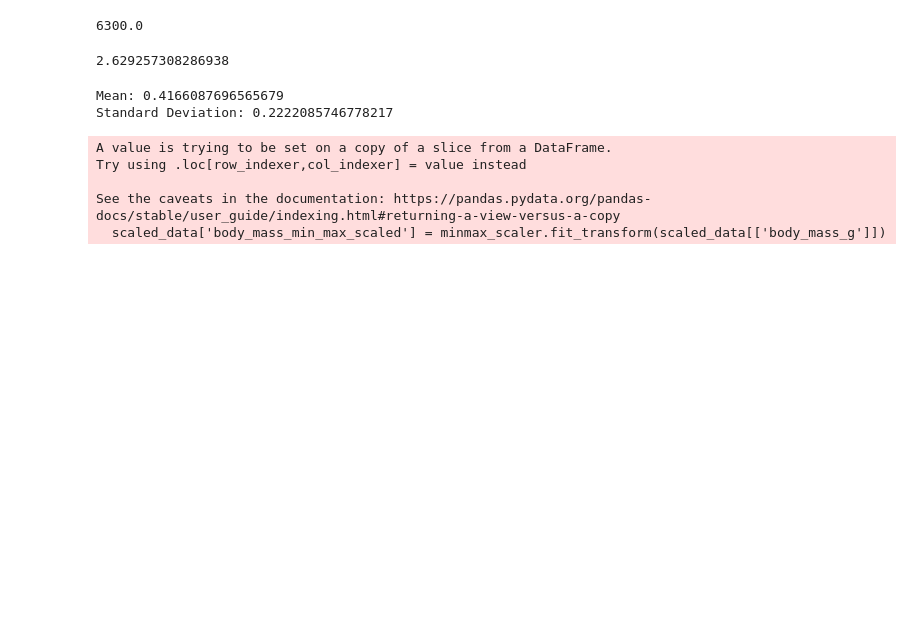
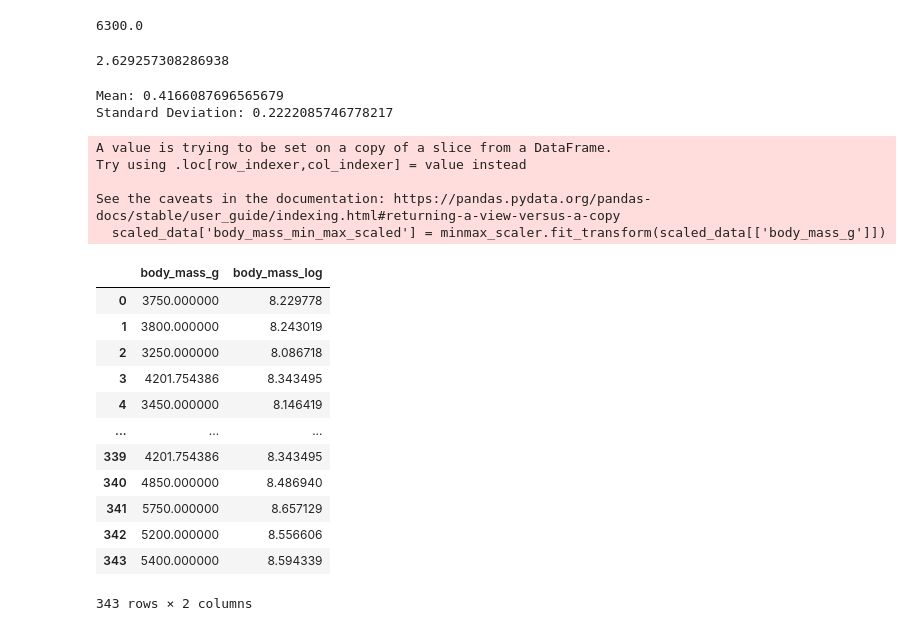
Before and after one commit to regan-mu/ADS-July-2023, a Jupyter notebook: 25 Data Preprocessing/classwork.ipynb, the cells around one changed output. Cells and saved outputs as stored; diff of their text form; code cells hidden in the pictures; blank space fills up the shorter version.

```diff
--- a/25 Data Preprocessing/classwork.ipynb
+++ b/25 Data Preprocessing/classwork.ipynb
@@ -283,3 +283,21 @@ Try using .loc[row_indexer,col_indexer] = value instead
 
 See the caveats in the documentation: https://pandas.pydata.org/pandas-docs/stable/user_guide/indexing.html#returning-a-view-versus-a-copy
   scaled_data['body_mass_min_max_scaled'] = minmax_scaler.fit_transform(scaled_data[['body_mass_g']])
+# %%
+log_data = data[['body_mass_g']].copy()
+log_data['body_mass_log'] = (data['body_mass_g'] + 1).transform(np.log)
+log_data
+# %% [output]
+|  | body_mass_g | body_mass_log |
+| 0 | 3750.000000 | 8.229778 |
+| 1 | 3800.000000 | 8.243019 |
+| 2 | 3250.000000 | 8.086718 |
+| 3 | 4201.754386 | 8.343495 |
+| 4 | 3450.000000 | 8.146419 |
+| ... | ... | ... |
+| 339 | 4201.754386 | 8.343495 |
+| 340 | 4850.000000 | 8.486940 |
+| 341 | 5750.000000 | 8.657129 |
+| 342 | 5200.000000 | 8.556606 |
+| 343 | 5400.000000 | 8.594339 |
+343 rows × 2 columns
```
Also changed, not shown: parts of 4 cells of this notebook, 4 other files.
